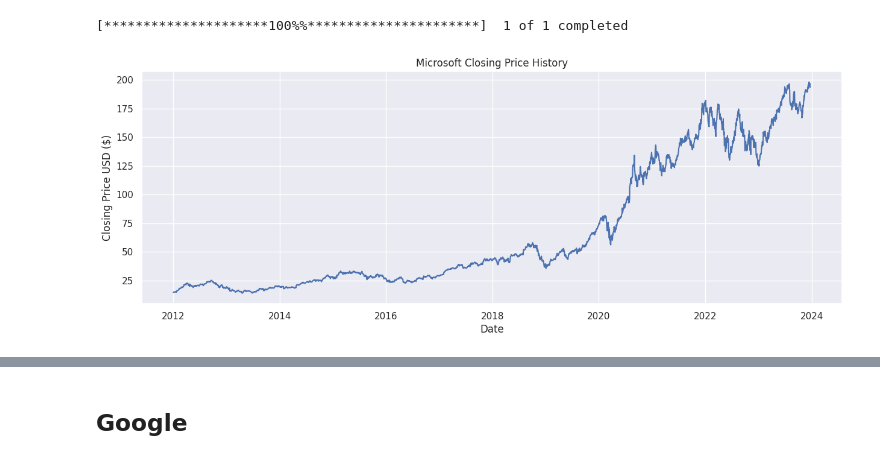
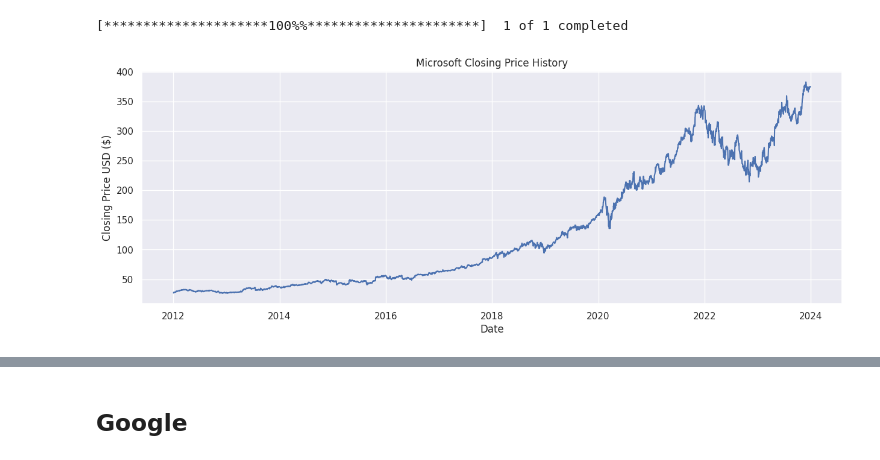
Before and after one commit to alvionna/stock-market-prediction, a Jupyter notebook: src/main.ipynb, the cells around one changed output, grey strips where cells are left out. Drawn from its saved outputs; the diff is of its cells as text; code cells hidden in the pictures.

```diff
--- a/src/main.ipynb
+++ b/src/main.ipynb
@@ -521,9 +535,9 @@ microsoft_df = pdr.get_data_yahoo('MSFT', start='2012-01-01', end=datetime.now()
 # %%
 plt.figure(figsize=(15,5))
 plt.title('Microsoft Closing Price History')
-plt.plot(apple_df['Close'])
+plt.plot(microsoft_df['Close'])
 plt.xlabel('Date')
 plt.ylabel('Closing Price USD ($)')
 plt.show()
 # %% [output]
-[figure, old version]
+[figure, new version]
```
Also changed, not shown: parts of 37 cells of this notebook, 5 other files.
